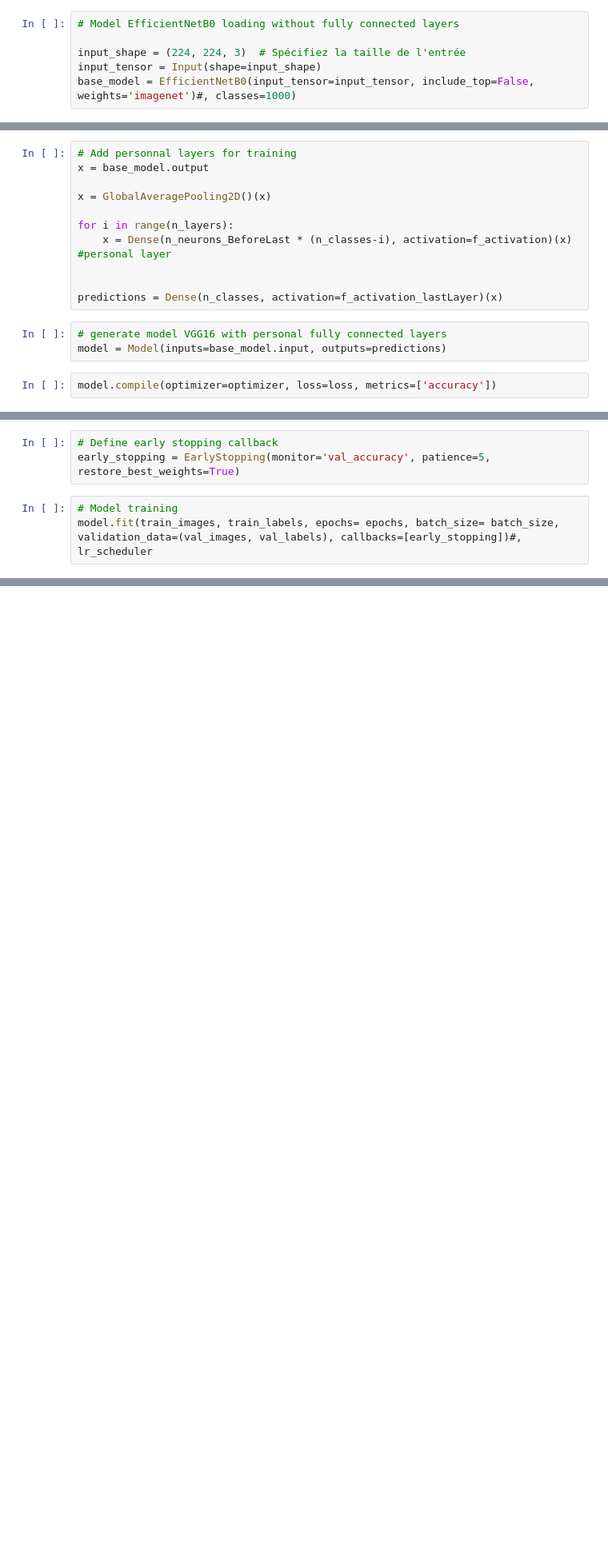
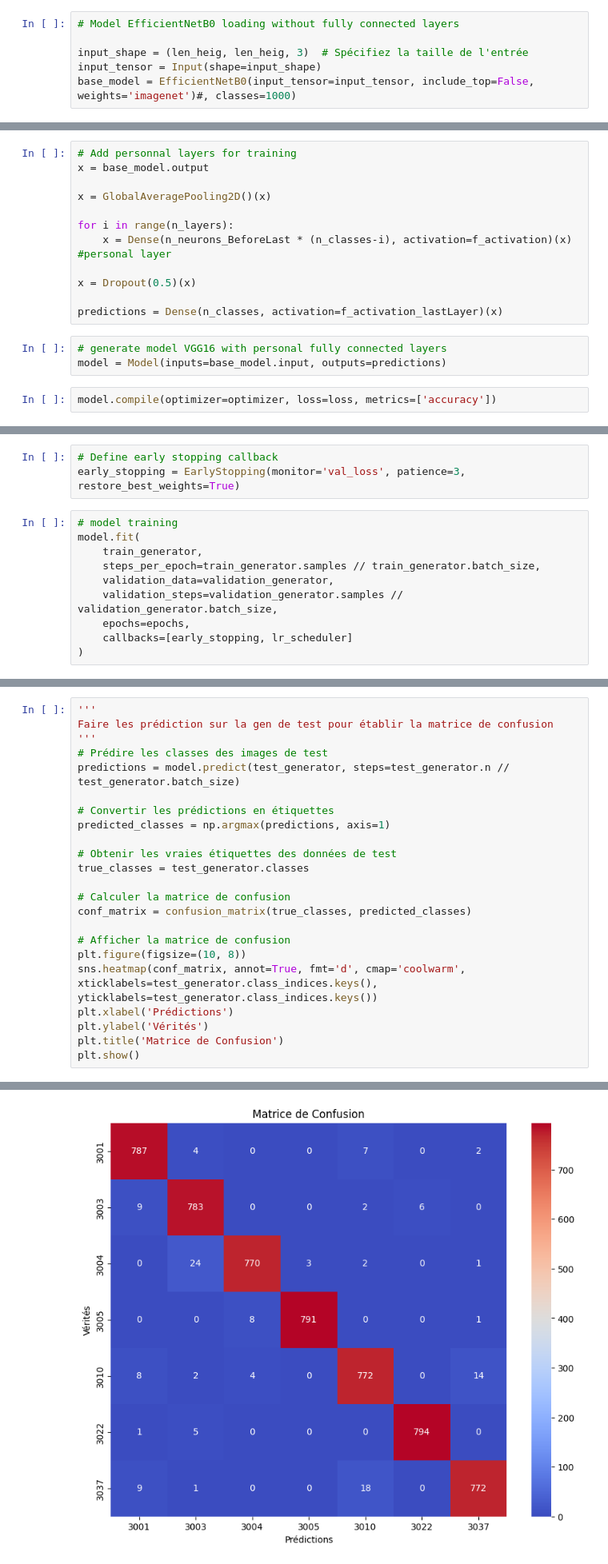
Before and after one commit to Dim2960/lego_classification, a Jupyter notebook: notebooks/train_model_EfficientNetB0.ipynb, the cells around one changed output, grey strips where cells are left out. Shown at 80% size. Cells and saved outputs as stored; diff of their text form; blank space fills up the shorter version.

Commit message:
adaptation readme et entrainnement model VGGG16 et efficientNet avec paramètres équivalents

```diff
--- a/notebooks/train_model_EfficientNetB0.ipynb
+++ b/notebooks/train_model_EfficientNetB0.ipynb
@@ -129,7 +103,7 @@ file_name = (str(num_essai) + '_' + str(n_classes) + '_' + str(n_layers) +
 # %%
 # Model EfficientNetB0 loading without fully connected layers
 
-input_shape = (224, 224, 3)  # Spécifiez la taille de l'entrée
+input_shape = (len_heig, len_heig, 3)  # Spécifiez la taille de l'entrée
 input_tensor = Input(shape=input_shape)
 base_model = EfficientNetB0(input_tensor=input_tensor, include_top=False, weights='imagenet')#, classes=1000)
 # %%
@@ -145,6 +119,7 @@ x = GlobalAveragePooling2D()(x)
 for i in range(n_layers):
     x = Dense(n_neurons_BeforeLast * (n_classes-i), activation=f_activation)(x) #personal layer
 
+x = Dropout(0.5)(x)
 
 predictions = Dense(n_classes, activation=f_activation_lastLayer)(x)
 # %%
@@ -163,8 +138,15 @@ model.compile(optimizer=optimizer, loss=loss, metrics=['accuracy'])
 # %%
 # Define early stopping callback
-early_stopping = EarlyStopping(monitor='val_accuracy', patience=5, restore_best_weights=True)
+early_stopping = EarlyStopping(monitor='val_loss', patience=3, restore_best_weights=True)
 # %%
-# Model training
-model.fit(train_images, train_labels, epochs= epochs, batch_size= batch_size, validation_data=(val_images, val_labels), callbacks=[early_stopping])#, lr_scheduler
+# model training
+model.fit(
+    train_generator,
+    steps_per_epoch=train_generator.samples // train_generator.batch_size,
+    validation_data=validation_generator,
+    validation_steps=validation_generator.samples // validation_generator.batch_size,
+    epochs=epochs,
+    callbacks=[early_stopping, lr_scheduler]
+)
 # %% [output]
 Epoch 1/100
@@ -187 +169,25 @@ Epoch 46/100
 <keras.callbacks.History at 0x...>
+# %%
+'''
+Faire les prédiction sur la gen de test pour établir la matrice de confusion
+'''
+# Prédire les classes des images de test
+predictions = model.predict(test_generator, steps=test_generator.n // test_generator.batch_size)
+
+# Convertir les prédictions en étiquettes
+predicted_classes = np.argmax(predictions, axis=1)
+
+# Obtenir les vraies étiquettes des données de test
+true_classes = test_generator.classes
+
+# Calculer la matrice de confusion
+conf_matrix = confusion_matrix(true_classes, predicted_classes)
+
+# Afficher la matrice de confusion
+plt.figure(figsize=(10, 8))
+sns.heatmap(conf_matrix, annot=True, fmt='d', cmap='coolwarm', xticklabels=test_generator.class_indices.keys(), yticklabels=test_generator.class_indices.keys())
+plt.xlabel('Prédictions')
+plt.ylabel('Vérités')
+plt.title('Matrice de Confusion')
+plt.show()
+# %% [output]
@@ -187,0 +195 @@ Epoch 46/100
+[figure, added]
```
Also changed, not shown: parts of 13 cells of this notebook, 3 other files.
